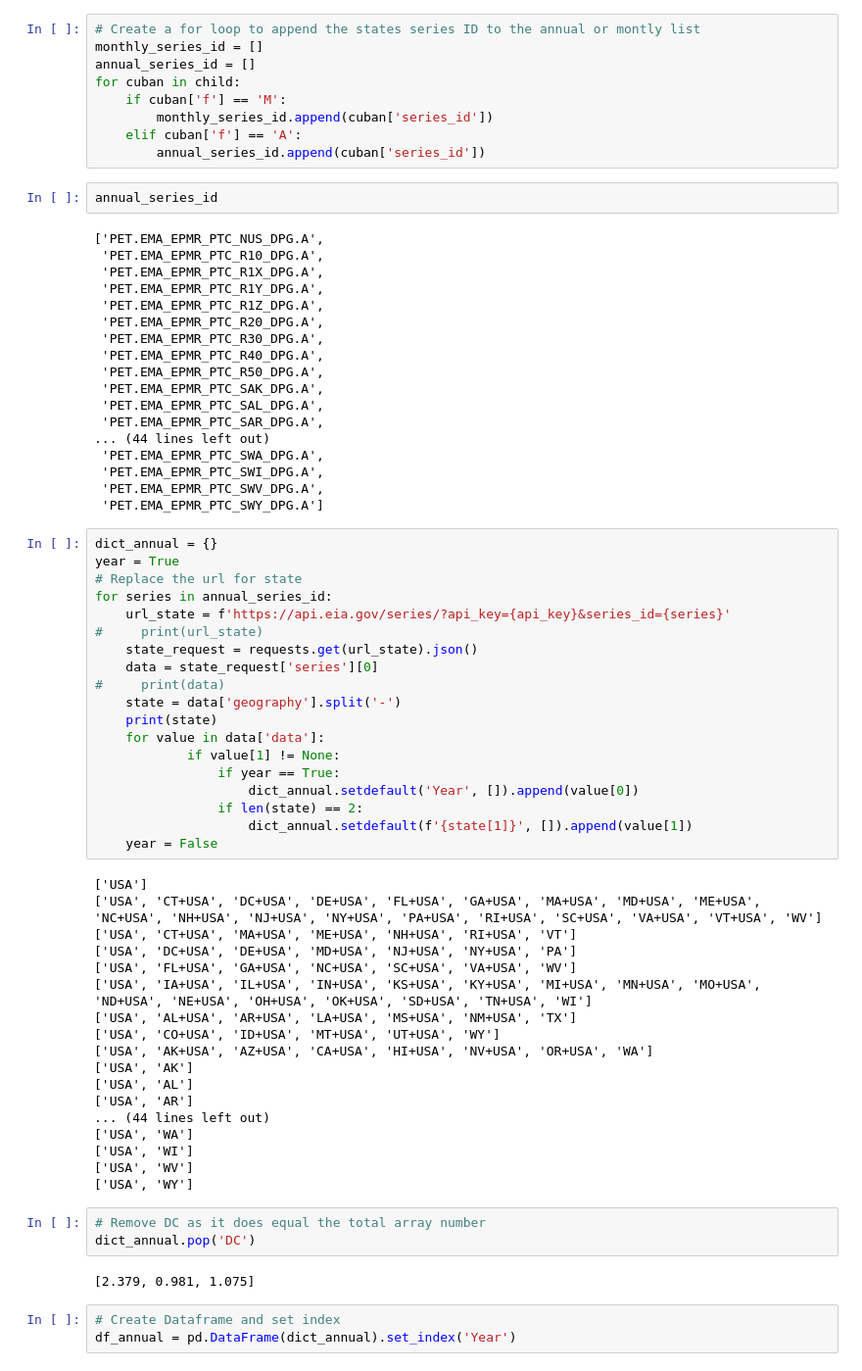
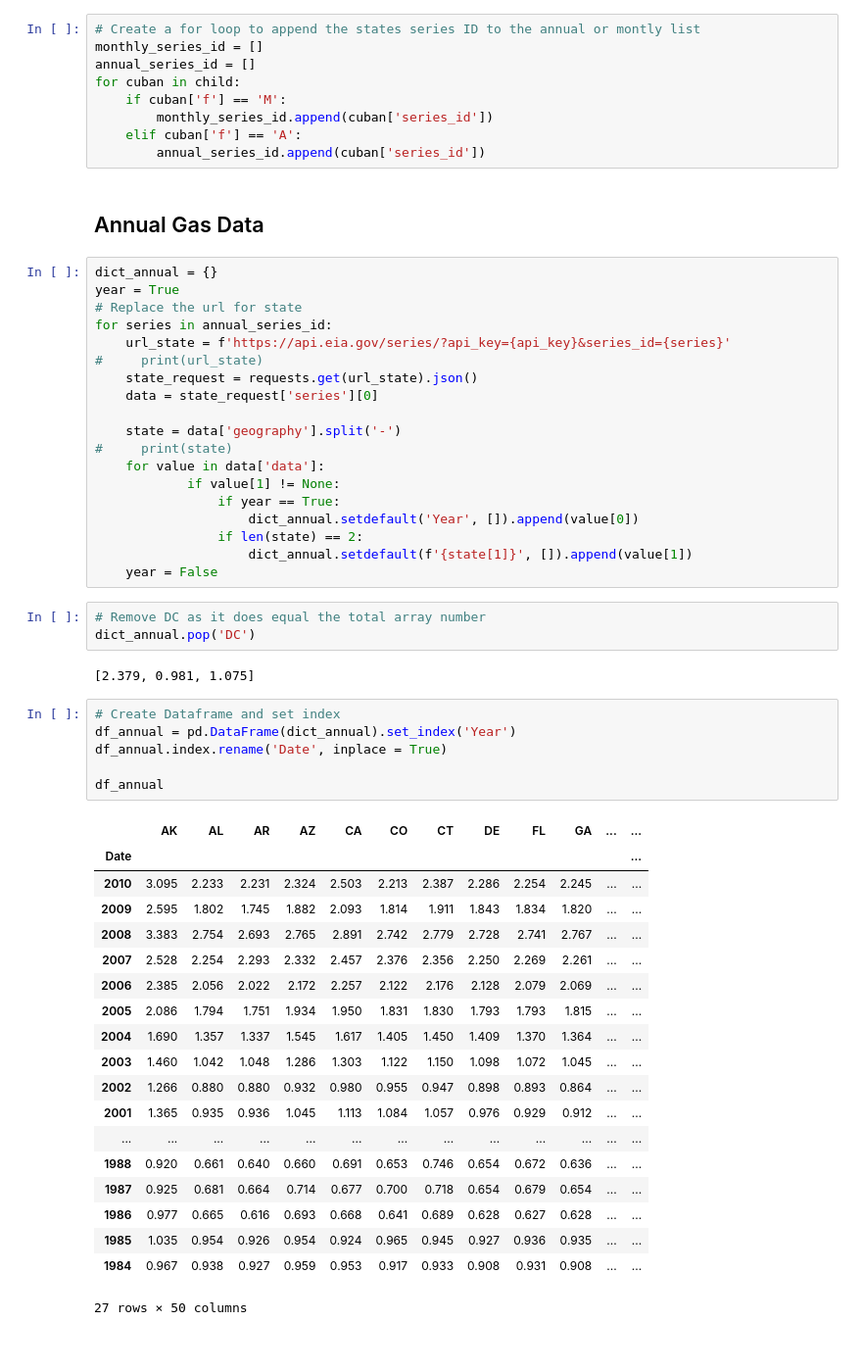
Before and after one commit to jzhao0626/Gas_Price_Analysis, a Jupyter notebook: States_Data_Retrieval.ipynb, the cells around one changed output. Shown at 98% size. Saved outputs shown, nothing was run; the diff lists cells and outputs as text; blank space fills up the shorter version.

```diff
--- a/States_Data_Retrieval.ipynb
+++ b/States_Data_Retrieval.ipynb
@@ -25,26 +23,8 @@ for cuban in child:
         monthly_series_id.append(cuban['series_id'])
     elif cuban['f'] == 'A':
         annual_series_id.append(cuban['series_id'])
-# %%
-annual_series_id
-# %% [output]
-['PET.EMA_EPMR_PTC_NUS_DPG.A',
- 'PET.EMA_EPMR_PTC_R10_DPG.A',
- 'PET.EMA_EPMR_PTC_R1X_DPG.A',
- 'PET.EMA_EPMR_PTC_R1Y_DPG.A',
- 'PET.EMA_EPMR_PTC_R1Z_DPG.A',
- 'PET.EMA_EPMR_PTC_R20_DPG.A',
- 'PET.EMA_EPMR_PTC_R30_DPG.A',
- 'PET.EMA_EPMR_PTC_R40_DPG.A',
- 'PET.EMA_EPMR_PTC_R50_DPG.A',
- 'PET.EMA_EPMR_PTC_SAK_DPG.A',
- 'PET.EMA_EPMR_PTC_SAL_DPG.A',
- 'PET.EMA_EPMR_PTC_SAR_DPG.A',
-... (44 lines left out)
- 'PET.EMA_EPMR_PTC_SWA_DPG.A',
- 'PET.EMA_EPMR_PTC_SWI_DPG.A',
- 'PET.EMA_EPMR_PTC_SWV_DPG.A',
- 'PET.EMA_EPMR_PTC_SWY_DPG.A']
+# %% [markdown]
+## Annual Gas Data
 # %%
 dict_annual = {}
 year = True
@@ -54,9 +34,9 @@ for series in annual_series_id:
 #     print(url_state)
     state_request = requests.get(url_state).json()
     data = state_request['series'][0]
-#     print(data)
+
     state = data['geography'].split('-')
-    print(state)
+#     print(state)
     for value in data['data']:
             if value[1] != None:
                 if year == True:
@@ -64,24 +44,6 @@ for series in annual_series_id:
                 if len(state) == 2:
                     dict_annual.setdefault(f'{state[1]}', []).append(value[1])
     year = False
-# %% [output]
-['USA']
-['USA', 'CT+USA', 'DC+USA', 'DE+USA', 'FL+USA', 'GA+USA', 'MA+USA', 'MD+USA', 'ME+USA', 'NC+USA', 'NH+USA', 'NJ+USA', 'NY+USA', 'PA+USA', 'RI+USA', 'SC+USA', 'VA+USA', 'VT+USA', 'WV']
-['USA', 'CT+USA', 'MA+USA', 'ME+USA', 'NH+USA', 'RI+USA', 'VT']
-['USA', 'DC+USA', 'DE+USA', 'MD+USA', 'NJ+USA', 'NY+USA', 'PA']
-['USA', 'FL+USA', 'GA+USA', 'NC+USA', 'SC+USA', 'VA+USA', 'WV']
-['USA', 'IA+USA', 'IL+USA', 'IN+USA', 'KS+USA', 'KY+USA', 'MI+USA', 'MN+USA', 'MO+USA', 'ND+USA', 'NE+USA', 'OH+USA', 'OK+USA', 'SD+USA', 'TN+USA', 'WI']
-['USA', 'AL+USA', 'AR+USA', 'LA+USA', 'MS+USA', 'NM+USA', 'TX']
-['USA', 'CO+USA', 'ID+USA', 'MT+USA', 'UT+USA', 'WY']
-['USA', 'AK+USA', 'AZ+USA', 'CA+USA', 'HI+USA', 'NV+USA', 'OR+USA', 'WA']
-['USA', 'AK']
-['USA', 'AL']
-['USA', 'AR']
-... (44 lines left out)
-['USA', 'WA']
-['USA', 'WI']
-['USA', 'WV']
-['USA', 'WY']
 # %%
 # Remove DC as it does equal the total array number
 dict_annual.pop('DC')
@@ -90,3 +52,26 @@ dict_annual.pop('DC')
 # %%
 # Create Dataframe and set index
 df_annual = pd.DataFrame(dict_annual).set_index('Year')
+df_annual.index.rename('Date', inplace = True)
+
+df_annual
+# %% [output]
+|  | AK | AL | AR | AZ | CA | CO | CT | DE | FL | GA | ... | ... |
+| Date |  |  |  |  |  |  |  |  |  |  |  | ... |
+| 2010 | 3.095 | 2.233 | 2.231 | 2.324 | 2.503 | 2.213 | 2.387 | 2.286 | 2.254 | 2.245 | ... | ... |
+| 2009 | 2.595 | 1.802 | 1.745 | 1.882 | 2.093 | 1.814 | 1.911 | 1.843 | 1.834 | 1.820 | ... | ... |
+| 2008 | 3.383 | 2.754 | 2.693 | 2.765 | 2.891 | 2.742 | 2.779 | 2.728 | 2.741 | 2.767 | ... | ... |
+| 2007 | 2.528 | 2.254 | 2.293 | 2.332 | 2.457 | 2.376 | 2.356 | 2.250 | 2.269 | 2.261 | ... | ... |
+| 2006 | 2.385 | 2.056 | 2.022 | 2.172 | 2.257 | 2.122 | 2.176 | 2.128 | 2.079 | 2.069 | ... | ... |
+| 2005 | 2.086 | 1.794 | 1.751 | 1.934 | 1.950 | 1.831 | 1.830 | 1.793 | 1.793 | 1.815 | ... | ... |
+| 2004 | 1.690 | 1.357 | 1.337 | 1.545 | 1.617 | 1.405 | 1.450 | 1.409 | 1.370 | 1.364 | ... | ... |
+| 2003 | 1.460 | 1.042 | 1.048 | 1.286 | 1.303 | 1.122 | 1.150 | 1.098 | 1.072 | 1.045 | ... | ... |
+| 2002 | 1.266 | 0.880 | 0.880 | 0.932 | 0.980 | 0.955 | 0.947 | 0.898 | 0.893 | 0.864 | ... | ... |
+| 2001 | 1.365 | 0.935 | 0.936 | 1.045 | 1.113 | 1.084 | 1.057 | 0.976 | 0.929 | 0.912 | ... | ... |
+| ... | ... | ... | ... | ... | ... | ... | ... | ... | ... | ... | ... | ... |
+| 1988 | 0.920 | 0.661 | 0.640 | 0.660 | 0.691 | 0.653 | 0.746 | 0.654 | 0.672 | 0.636 | ... | ... |
+| 1987 | 0.925 | 0.681 | 0.664 | 0.714 | 0.677 | 0.700 | 0.718 | 0.654 | 0.679 | 0.654 | ... | ... |
+| 1986 | 0.977 | 0.665 | 0.616 | 0.693 | 0.668 | 0.641 | 0.689 | 0.628 | 0.627 | 0.628 | ... | ... |
+| 1985 | 1.035 | 0.954 | 0.926 | 0.954 | 0.924 | 0.965 | 0.945 | 0.927 | 0.936 | 0.935 | ... | ... |
+| 1984 | 0.967 | 0.938 | 0.927 | 0.959 | 0.953 | 0.917 | 0.933 | 0.908 | 0.931 | 0.908 | ... | ... |
+27 rows × 50 columns
```
Also changed, not shown: parts of 17 cells of this notebook, 11 other files.
